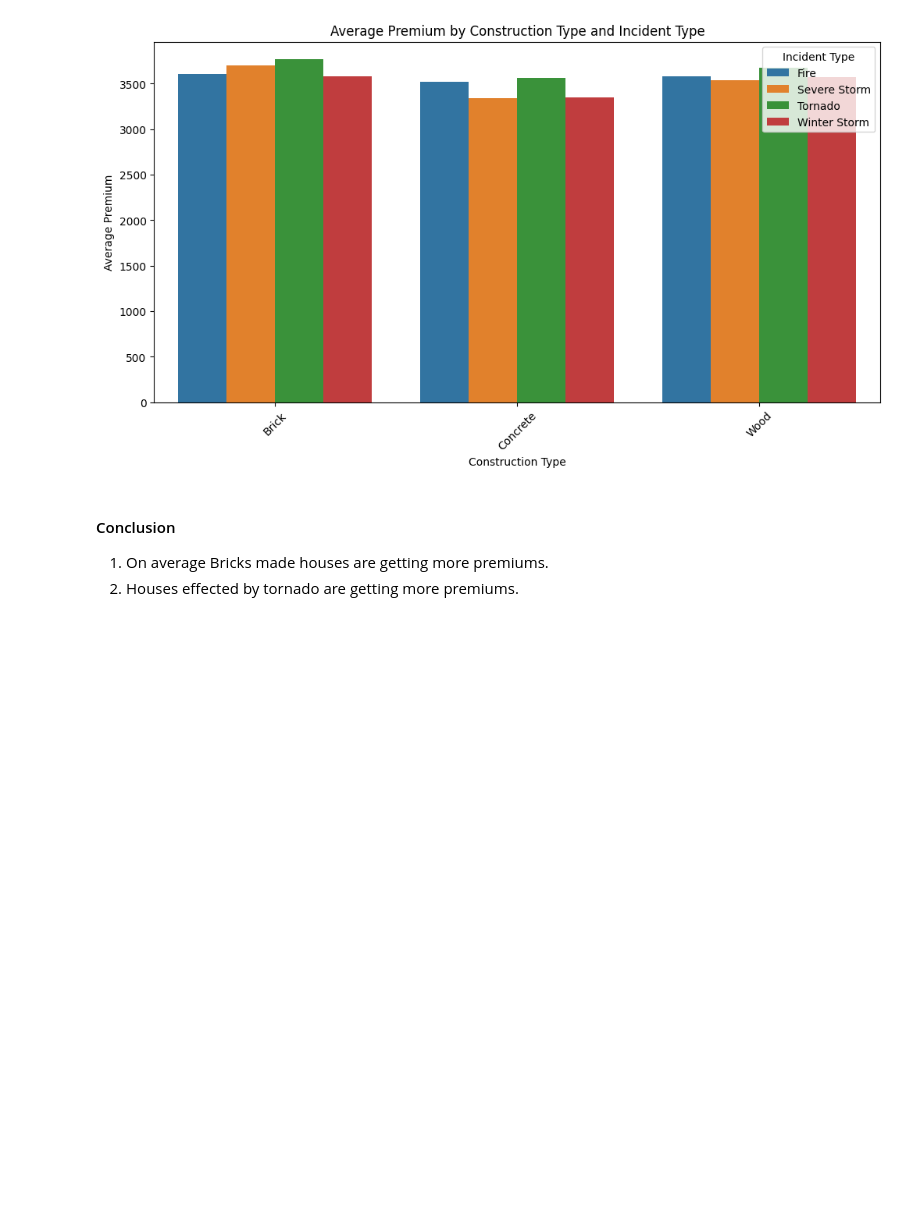
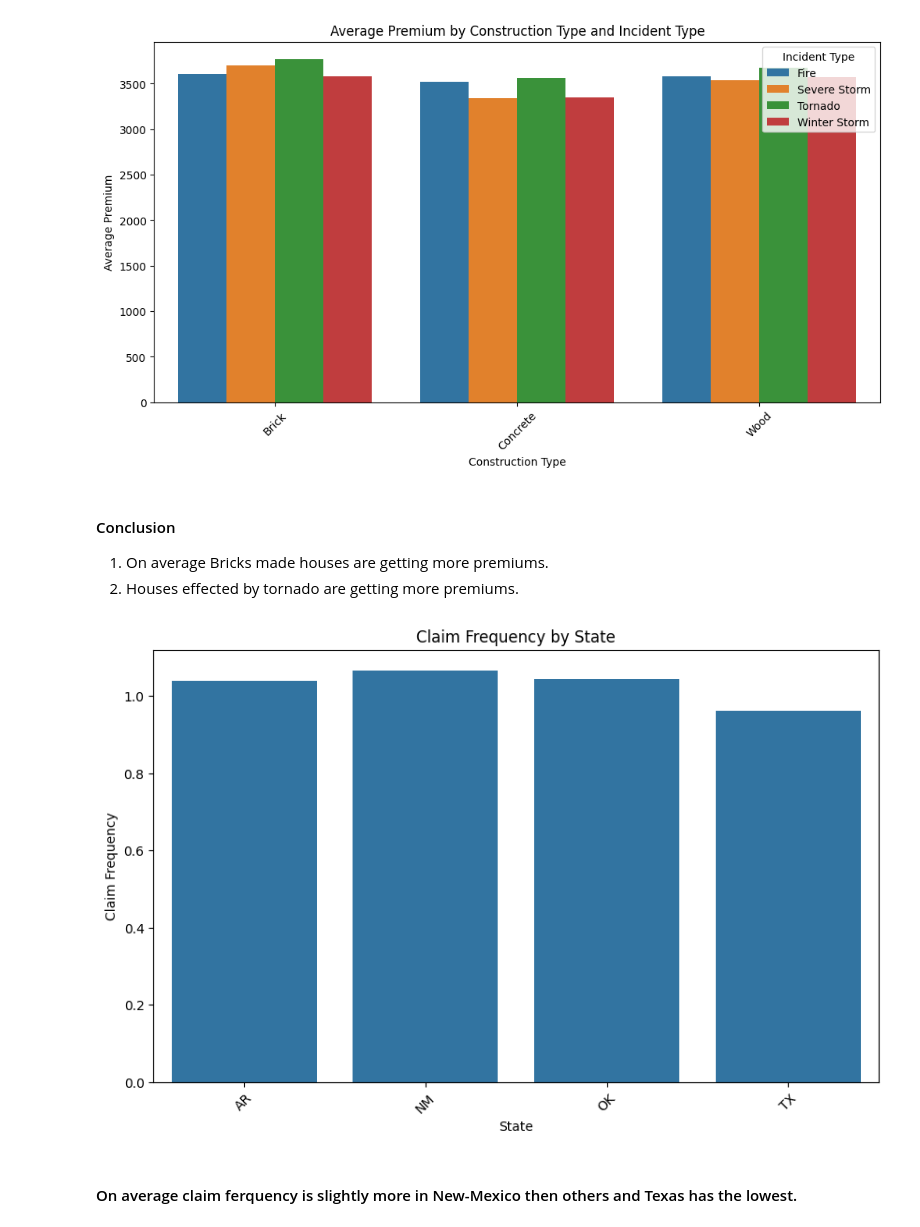
Before and after one commit to Lazygeniusbilal/Exploratory-Data-Analysis-Insurance-, a Jupyter notebook: Exploratory_data_analysis.ipynb, the cells around one changed output. Cells and saved outputs as stored; diff of their text form; code cells hidden in the pictures; blank space fills up the shorter version.

```diff
--- a/Exploratory_data_analysis.ipynb
+++ b/Exploratory_data_analysis.ipynb
@@ -373,0 +366,16 @@ plt.show()
+# %%
+# Group by State and calculate mean Claim Frequency
+grouped_data = data.groupby("State")["Claim Frequency"].mean().reset_index()
+
+# Plot
+plt.figure(figsize=(10, 6))
+sns.barplot(x="State", y="Claim Frequency", data=grouped_data)
+plt.title("Claim Frequency by State")
+plt.xlabel("State")
+plt.ylabel("Claim Frequency")
+plt.xticks(rotation=45)
+plt.show()
+# %% [output]
+[figure, added]
+# %% [markdown]
+#### On average claim ferquency is slightly more in New-Mexico then others and Texas has the lowest.
```
Also changed, not shown: parts of 8 cells of this notebook.
